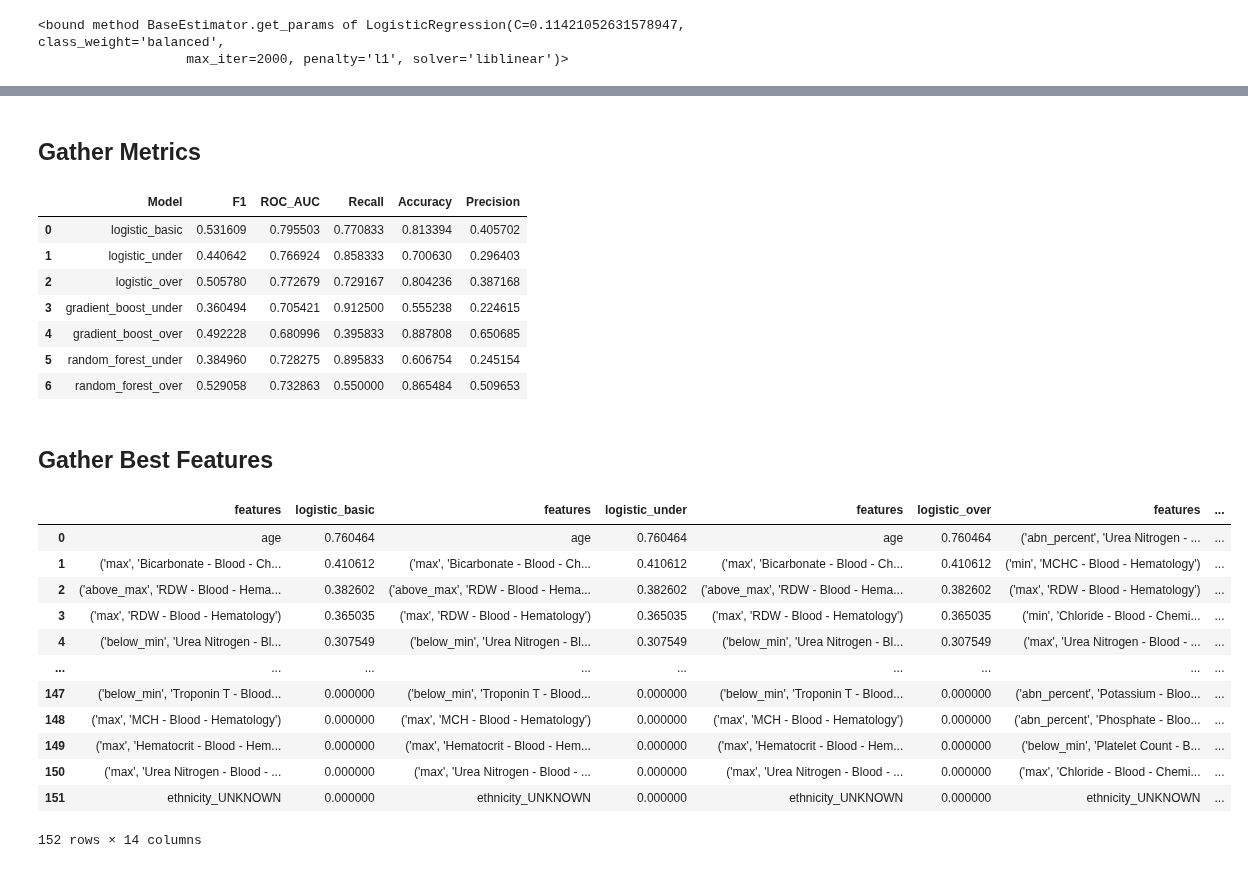
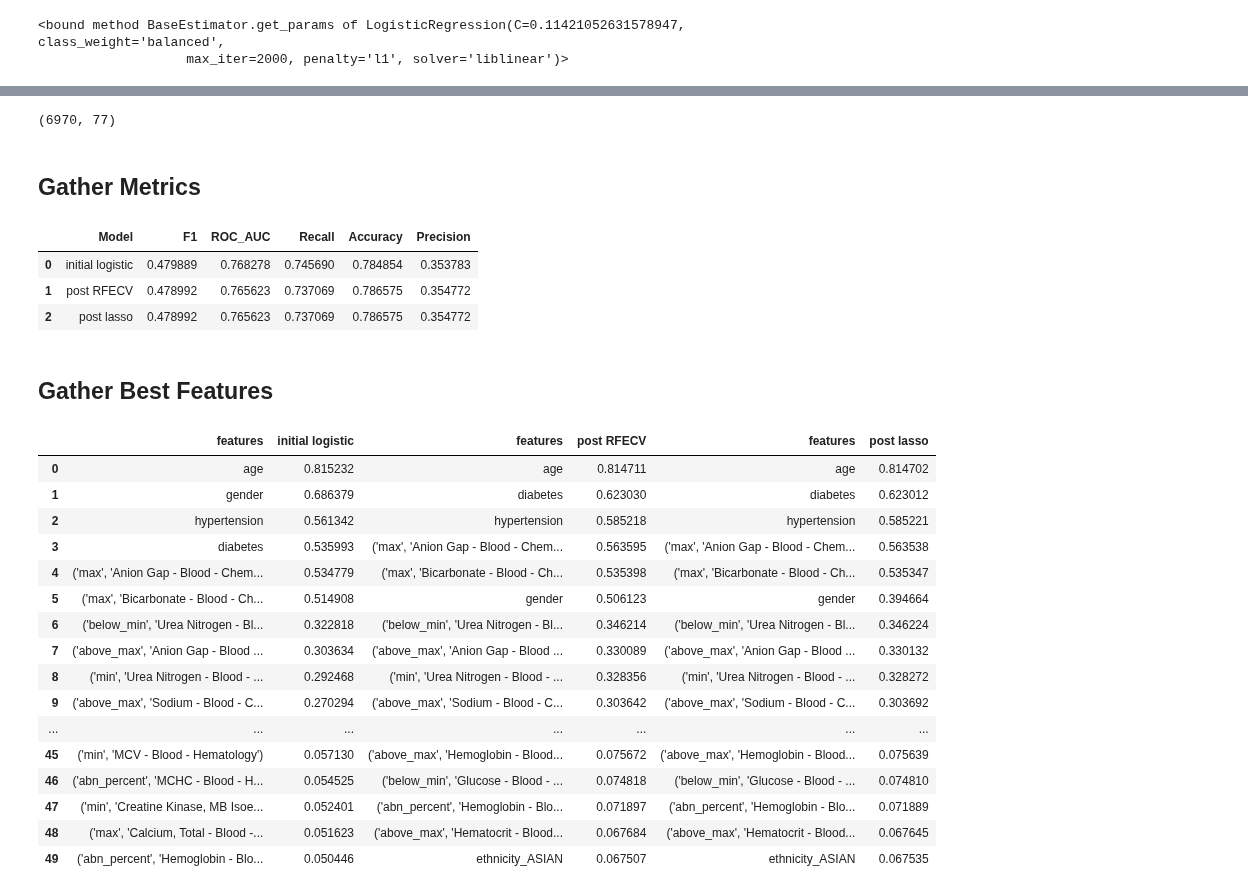
Before and after one commit to brandoncryu/disease_prediction, a Jupyter notebook: modelling/CHF_Modeling_labs+comorbidity_KNN-female.ipynb, the cells around one changed output, grey strips where cells are left out. Drawn from its saved outputs; the diff is of its cells as text; code cells hidden in the pictures.

```diff
--- a/modelling/CHF_Modeling_labs+comorbidity_KNN-female.ipynb
+++ b/modelling/CHF_Modeling_labs+comorbidity_KNN-female.ipynb
@@ -292,4 +203,4 @@ KeyboardInterrupt:
 # %%
-X_reduced = selector.transform(X_train)
+X_reduced = X_train.iloc[:,selector.support_]
 grid_log_reduced = GridSearchCV(estimator = logReg, param_grid = params, cv = 3, scoring='roc_auc')
 grid_log_reduced.fit(X_reduced, y_train)
@@ -296,5 +217,5 @@ grid_log_reduced.fit(X_reduced, y_train)
 # %%
-est_coefs = pd.Series(grid_log_reduced.best_estimator_.coef_[0], index=X_train.iloc[:,selector.support_].columns)
+est_coefs = pd.Series(grid_log_reduced.best_estimator_.coef_[0], index=X_reduced.columns)
 sortedCoefs = np.abs(est_coefs).sort_values(ascending=False)
 sortedCoefs[sortedCoefs>0]
 # %% [output]
@@ -329,0 +234,2 @@ change_threshold(grid_log_reduced, threshold_list,X_test_reduced)
+# %%
+X_test_reduced = X_test.iloc[:,selector.support_]
@@ -974,3 +328,7 @@ change_threshold(grid_rf_under, threshold_list)
+# %%
+X_train_reduced_2.shape
+# %% [output]
+(6970, 77)
 # %% [markdown]
 ## Gather Metrics
 # %%
@@ -998,36 +356,36 @@ def gather_metrics(model_list):
                                  ,ignore_index=True)
 #         print(model_name,' processed')
     return metrics
-# %%
-model_list=[(grid_log,'logistic_basic'),(grid_log_under,'logistic_under'),(grid_log_over,'logistic_over'),
-            (grid_gb_under,'gradient_boost_under'),(grid_gb_over,'gradient_boost_over'),
-            (grid_rf_under,'random_forest_under'),(grid_rf_over,'random_forest_over')
-           ]
-gather_metrics(model_list)
-# %% [output]
-|  | Model | F1 | ROC_AUC | Recall | Accuracy | Precision |
-| 0 | logistic_basic | 0.531609 | 0.795503 | 0.770833 | 0.813394 | 0.405702 |
-| 1 | logistic_under | 0.440642 | 0.766924 | 0.858333 | 0.700630 | 0.296403 |
-| 2 | logistic_over | 0.505780 | 0.772679 | 0.729167 | 0.804236 | 0.387168 |
-| 3 | gradient_boost_under | 0.360494 | 0.705421 | 0.912500 | 0.555238 | 0.224615 |
-| 4 | gradient_boost_over | 0.492228 | 0.680996 | 0.395833 | 0.887808 | 0.650685 |
-| 5 | random_forest_under | 0.384960 | 0.728275 | 0.895833 | 0.606754 | 0.245154 |
-| 6 | random_forest_over | 0.529058 | 0.732863 | 0.550000 | 0.865484 | 0.509653 |
+# %%
+model_list=[(grid_log,'initial logistic',X_test),
+            (grid_log_reduced,'post RFECV',X_test_reduced),
+            (grid_log_reduced_2, 'post lasso', X_test_reduced_2)
+           ]
+gather_metrics(model_list)
+# %% [output]
+|  | Model | F1 | ROC_AUC | Recall | Accuracy | Precision |
+| 0 | initial logistic | 0.479889 | 0.768278 | 0.745690 | 0.784854 | 0.353783 |
+| 1 | post RFECV | 0.478992 | 0.765623 | 0.737069 | 0.786575 | 0.354772 |
+| 2 | post lasso | 0.478992 | 0.765623 | 0.737069 | 0.786575 | 0.354772 |
 # %% [markdown]
 ## Gather Best Features
 # %%
-gather_best_features(model_list)
+gather_best_features(model_list).head(50)
 # %% [output]
-|  | features | logistic_basic | features | logistic_under | features | logistic_over | features | ... |
-| 0 | age | 0.760464 | age | 0.760464 | age | 0.760464 | ('abn_percent', 'Urea Nitrogen - ... | ... |
-| 1 | ('max', 'Bicarbonate - Blood - Ch... | 0.410612 | ('max', 'Bicarbonate - Blood - Ch... | 0.410612 | ('max', 'Bicarbonate - Blood - Ch... | 0.410612 | ('min', 'MCHC - Blood - Hematology') | ... |
-| 2 | ('above_max', 'RDW - Blood - Hema... | 0.382602 | ('above_max', 'RDW - Blood - Hema... | 0.382602 | ('above_max', 'RDW - Blood - Hema... | 0.382602 | ('max', 'RDW - Blood - Hematology') | ... |
-| 3 | ('max', 'RDW - Blood - Hematology') | 0.365035 | ('max', 'RDW - Blood - Hematology') | 0.365035 | ('max', 'RDW - Blood - Hematology') | 0.365035 | ('min', 'Chloride - Blood - Chemi... | ... |
-| 4 | ('below_min', 'Urea Nitrogen - Bl... | 0.307549 | ('below_min', 'Urea Nitrogen - Bl... | 0.307549 | ('below_min', 'Urea Nitrogen - Bl... | 0.307549 | ('max', 'Urea Nitrogen - Blood - ... | ... |
-| ... | ... | ... | ... | ... | ... | ... | ... | ... |
-| 147 | ('below_min', 'Troponin T - Blood... | 0.000000 | ('below_min', 'Troponin T - Blood... | 0.000000 | ('below_min', 'Troponin T - Blood... | 0.000000 | ('abn_percent', 'Potassium - Bloo... | ... |
-| 148 | ('max', 'MCH - Blood - Hematology') | 0.000000 | ('max', 'MCH - Blood - Hematology') | 0.000000 | ('max', 'MCH - Blood - Hematology') | 0.000000 | ('abn_percent', 'Phosphate - Bloo... | ... |
-| 149 | ('max', 'Hematocrit - Blood - Hem... | 0.000000 | ('max', 'Hematocrit - Blood - Hem... | 0.000000 | ('max', 'Hematocrit - Blood - Hem... | 0.000000 | ('below_min', 'Platelet Count - B... | ... |
-| 150 | ('max', 'Urea Nitrogen - Blood - ... | 0.000000 | ('max', 'Urea Nitrogen - Blood - ... | 0.000000 | ('max', 'Urea Nitrogen - Blood - ... | 0.000000 | ('max', 'Chloride - Blood - Chemi... | ... |
-| 151 | ethnicity_UNKNOWN | 0.000000 | ethnicity_UNKNOWN | 0.000000 | ethnicity_UNKNOWN | 0.000000 | ethnicity_UNKNOWN | ... |
+|  | features | initial logistic | features | post RFECV | features | post lasso |
+| 0 | age | 0.815232 | age | 0.814711 | age | 0.814702 |
+| 1 | gender | 0.686379 | diabetes | 0.623030 | diabetes | 0.623012 |
+| 2 | hypertension | 0.561342 | hypertension | 0.585218 | hypertension | 0.585221 |
+| 3 | diabetes | 0.535993 | ('max', 'Anion Gap - Blood - Chem... | 0.563595 | ('max', 'Anion Gap - Blood - Chem... | 0.563538 |
+| 4 | ('max', 'Anion Gap - Blood - Chem... | 0.534779 | ('max', 'Bicarbonate - Blood - Ch... | 0.535398 | ('max', 'Bicarbonate - Blood - Ch... | 0.535347 |
+| 5 | ('max', 'Bicarbonate - Blood - Ch... | 0.514908 | gender | 0.506123 | gender | 0.394664 |
+| 6 | ('below_min', 'Urea Nitrogen - Bl... | 0.322818 | ('below_min', 'Urea Nitrogen - Bl... | 0.346214 | ('below_min', 'Urea Nitrogen - Bl... | 0.346224 |
+| 7 | ('above_max', 'Anion Gap - Blood ... | 0.303634 | ('above_max', 'Anion Gap - Blood ... | 0.330089 | ('above_max', 'Anion Gap - Blood ... | 0.330132 |
+| 8 | ('min', 'Urea Nitrogen - Blood - ... | 0.292468 | ('min', 'Urea Nitrogen - Blood - ... | 0.328356 | ('min', 'Urea Nitrogen - Blood - ... | 0.328272 |
+| 9 | ('above_max', 'Sodium - Blood - C... | 0.270294 | ('above_max', 'Sodium - Blood - C... | 0.303642 | ('above_max', 'Sodium - Blood - C... | 0.303692 |
+| ... | ... | ... | ... | ... | ... | ... |
+| 45 | ('min', 'MCV - Blood - Hematology') | 0.057130 | ('above_max', 'Hemoglobin - Blood... | 0.075672 | ('above_max', 'Hemoglobin - Blood... | 0.075639 |
+| 46 | ('abn_percent', 'MCHC - Blood - H... | 0.054525 | ('below_min', 'Glucose - Blood - ... | 0.074818 | ('below_min', 'Glucose - Blood - ... | 0.074810 |
+| 47 | ('min', 'Creatine Kinase, MB Isoe... | 0.052401 | ('abn_percent', 'Hemoglobin - Blo... | 0.071897 | ('abn_percent', 'Hemoglobin - Blo... | 0.071889 |
+| 48 | ('max', 'Calcium, Total - Blood -... | 0.051623 | ('above_max', 'Hematocrit - Blood... | 0.067684 | ('above_max', 'Hematocrit - Blood... | 0.067645 |
+| 49 | ('abn_percent', 'Hemoglobin - Blo... | 0.050446 | ethnicity_ASIAN | 0.067507 | ethnicity_ASIAN | 0.067535 |
-152 rows × 14 columns
```
Also changed, not shown: parts of 67 cells of this notebook, 6 other files.
